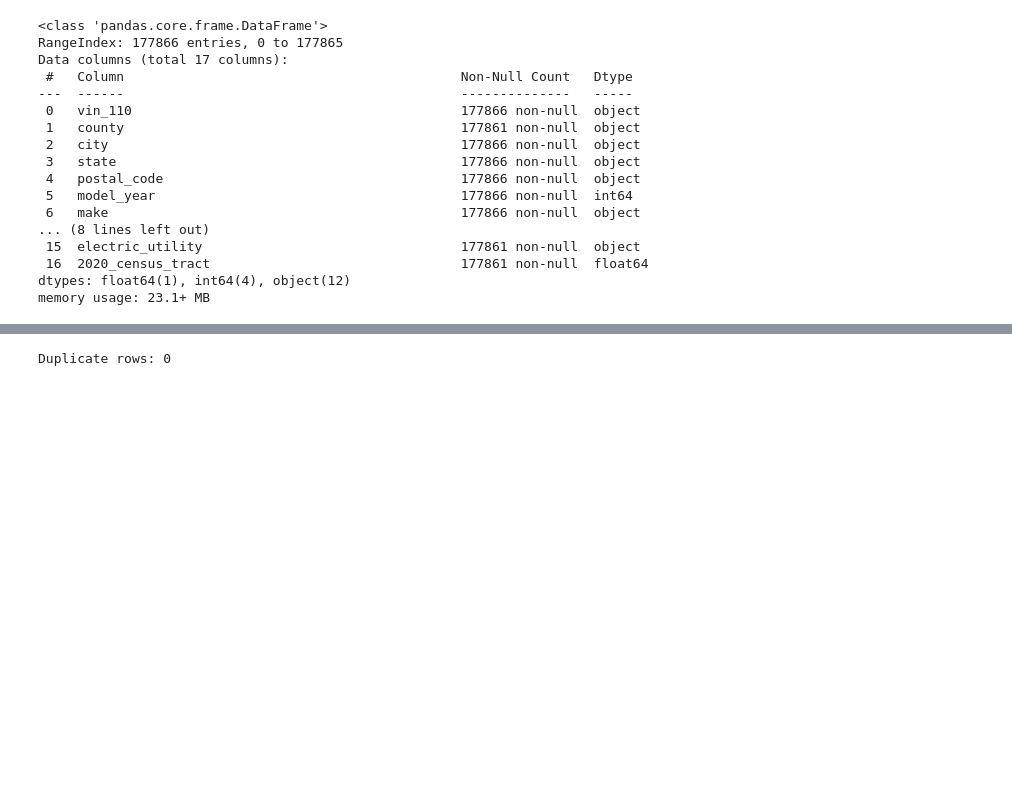
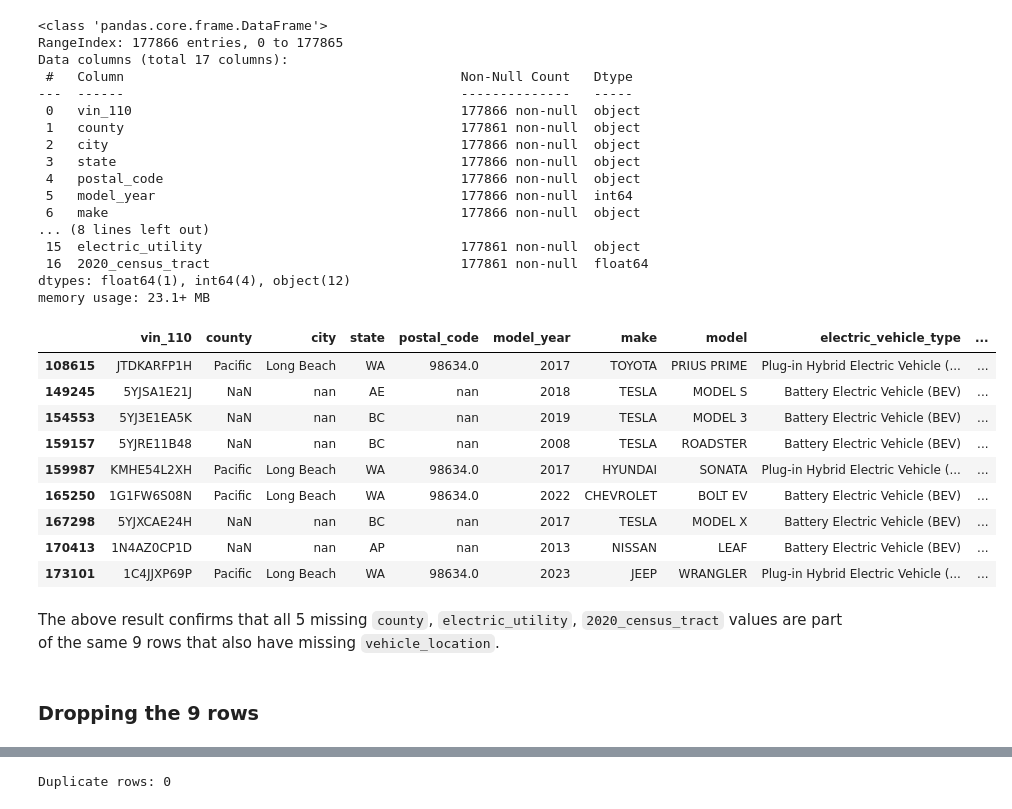
Before and after one commit to sowmyamaddali/ev-market-size-case-study, a Jupyter notebook: notebooks/data_exploration.ipynb, the cells around one changed output, grey strips where cells are left out. Saved outputs shown, nothing was run; the diff lists cells and outputs as text; code cells hidden in the pictures; blank space fills up the shorter version.

```diff
--- a/notebooks/data_exploration.ipynb
+++ b/notebooks/data_exploration.ipynb
@@ -205,3 +205,22 @@ Data columns (total 17 columns):
  16  2020_census_tract                                177861 non-null  float64
 dtypes: float64(1), int64(4), object(12)
 memory usage: 23.1+ MB
+# %%
+# View rows with any missing values except legislative_district
+missing_cols = ['county', 'electric_utility', '2020_census_tract', 'vehicle_location']
+ev_df[ev_df[missing_cols].isnull().any(axis=1)]
+# %% [output]
+|  | vin_110 | county | city | state | postal_code | model_year | make | model | electric_vehicle_type | ... |
+| 108615 | JTDKARFP1H | Pacific | Long Beach | WA | 98634.0 | 2017 | TOYOTA | PRIUS PRIME | Plug-in Hybrid Electric Vehicle (... | ... |
+| 149245 | 5YJSA1E21J | NaN | nan | AE | nan | 2018 | TESLA | MODEL S | Battery Electric Vehicle (BEV) | ... |
+| 154553 | 5YJ3E1EA5K | NaN | nan | BC | nan | 2019 | TESLA | MODEL 3 | Battery Electric Vehicle (BEV) | ... |
+| 159157 | 5YJRE11B48 | NaN | nan | BC | nan | 2008 | TESLA | ROADSTER | Battery Electric Vehicle (BEV) | ... |
+| 159987 | KMHE54L2XH | Pacific | Long Beach | WA | 98634.0 | 2017 | HYUNDAI | SONATA | Plug-in Hybrid Electric Vehicle (... | ... |
+| 165250 | 1G1FW6S08N | Pacific | Long Beach | WA | 98634.0 | 2022 | CHEVROLET | BOLT EV | Battery Electric Vehicle (BEV) | ... |
+| 167298 | 5YJXCAE24H | NaN | nan | BC | nan | 2017 | TESLA | MODEL X | Battery Electric Vehicle (BEV) | ... |
+| 170413 | 1N4AZ0CP1D | NaN | nan | AP | nan | 2013 | NISSAN | LEAF | Battery Electric Vehicle (BEV) | ... |
+| 173101 | 1C4JJXP69P | Pacific | Long Beach | WA | 98634.0 | 2023 | JEEP | WRANGLER | Plug-in Hybrid Electric Vehicle (... | ... |
+# %% [markdown]
+The above result confirms that all 5 missing `county`, `electric_utility`, `2020_census_tract` values are part of the same 9 rows that also have missing `vehicle_location`.
+# %% [markdown]
+### Dropping the 9 rows
```
Also changed, not shown: parts of 1 cell of this notebook.
